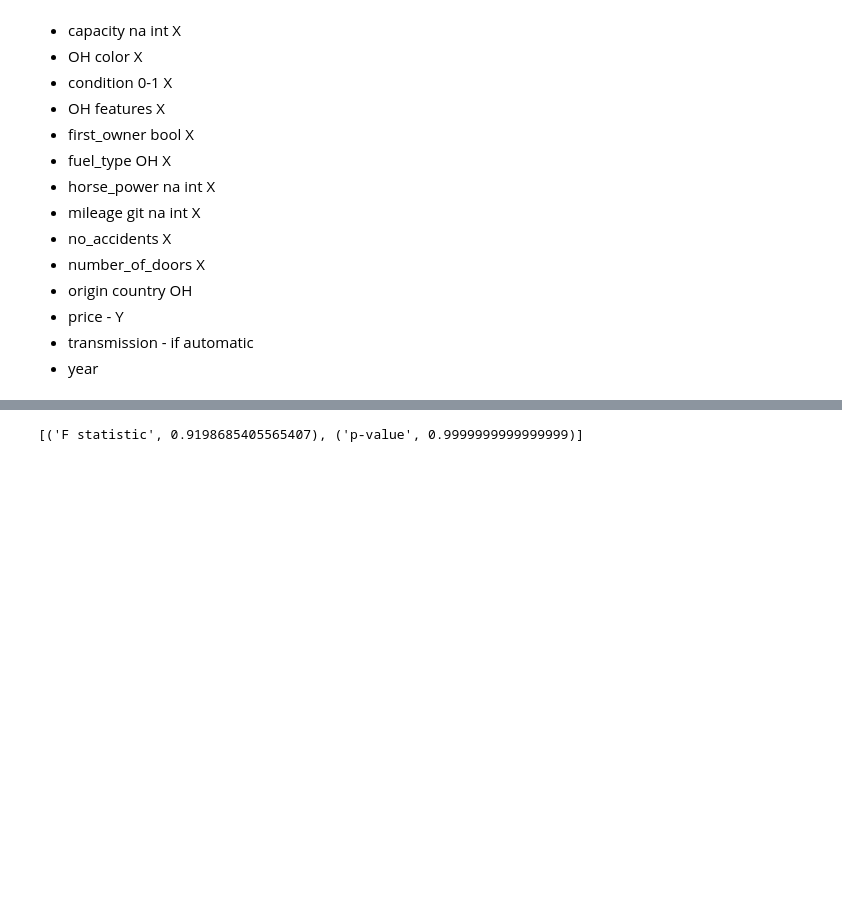
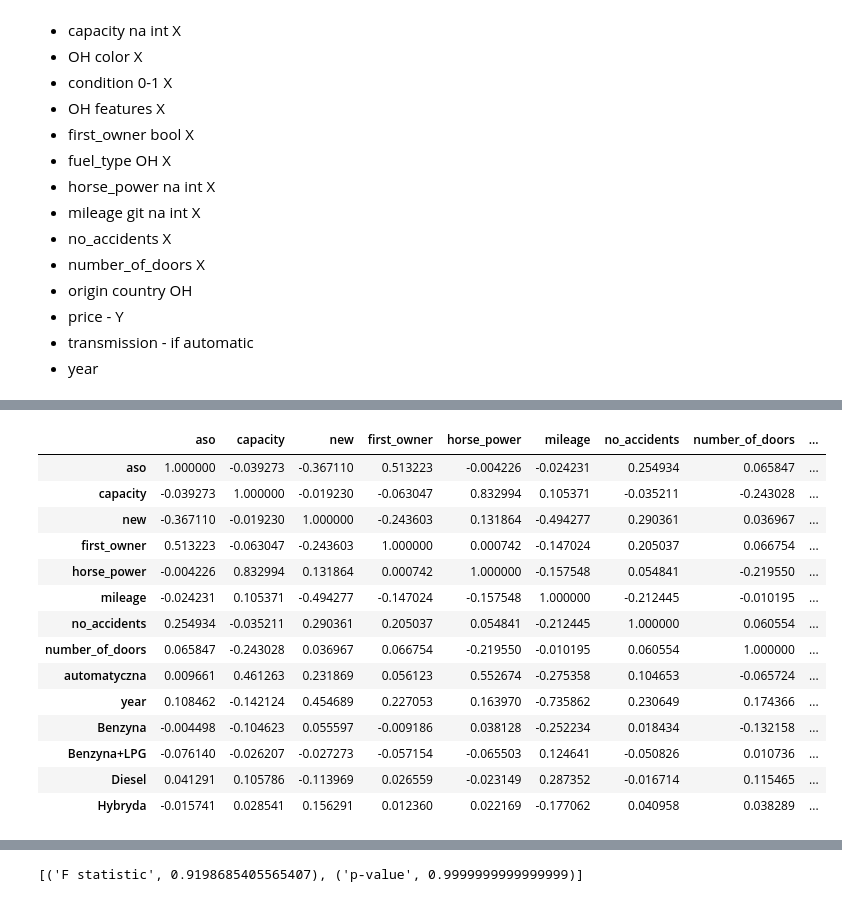
Before and after one commit to kuba1302/econometrics-otomoto, a Jupyter notebook: otomoto.ipynb, the cells around one changed output, grey strips where cells are left out. Cells and saved outputs as stored; diff of their text form; code cells hidden in the pictures; blank space fills up the shorter version.

```diff
--- a/otomoto.ipynb
+++ b/otomoto.ipynb
@@ -154,0 +141,3 @@ print(df.shape)
+# %%
+cars = pd.get_dummies(data['brand']).drop(columns='brand').columns.tolist()
+print(', '.join(cars))
@@ -154,0 +214,18 @@ print(df.shape)
+# %%
+df.loc[:, df.columns != 'price'].drop(columns=cars[1:]).corr()
+# %% [output]
+|  | aso | capacity | new | first_owner | horse_power | mileage | no_accidents | number_of_doors | ... |
+| aso | 1.000000 | -0.039273 | -0.367110 | 0.513223 | -0.004226 | -0.024231 | 0.254934 | 0.065847 | ... |
+| capacity | -0.039273 | 1.000000 | -0.019230 | -0.063047 | 0.832994 | 0.105371 | -0.035211 | -0.243028 | ... |
+| new | -0.367110 | -0.019230 | 1.000000 | -0.243603 | 0.131864 | -0.494277 | 0.290361 | 0.036967 | ... |
+| first_owner | 0.513223 | -0.063047 | -0.243603 | 1.000000 | 0.000742 | -0.147024 | 0.205037 | 0.066754 | ... |
+| horse_power | -0.004226 | 0.832994 | 0.131864 | 0.000742 | 1.000000 | -0.157548 | 0.054841 | -0.219550 | ... |
+| mileage | -0.024231 | 0.105371 | -0.494277 | -0.147024 | -0.157548 | 1.000000 | -0.212445 | -0.010195 | ... |
+| no_accidents | 0.254934 | -0.035211 | 0.290361 | 0.205037 | 0.054841 | -0.212445 | 1.000000 | 0.060554 | ... |
+| number_of_doors | 0.065847 | -0.243028 | 0.036967 | 0.066754 | -0.219550 | -0.010195 | 0.060554 | 1.000000 | ... |
+| automatyczna | 0.009661 | 0.461263 | 0.231869 | 0.056123 | 0.552674 | -0.275358 | 0.104653 | -0.065724 | ... |
+| year | 0.108462 | -0.142124 | 0.454689 | 0.227053 | 0.163970 | -0.735862 | 0.230649 | 0.174366 | ... |
+| Benzyna | -0.004498 | -0.104623 | 0.055597 | -0.009186 | 0.038128 | -0.252234 | 0.018434 | -0.132158 | ... |
+| Benzyna+LPG | -0.076140 | -0.026207 | -0.027273 | -0.057154 | -0.065503 | 0.124641 | -0.050826 | 0.010736 | ... |
+| Diesel | 0.041291 | 0.105786 | -0.113969 | 0.026559 | -0.023149 | 0.287352 | -0.016714 | 0.115465 | ... |
+| Hybryda | -0.015741 | 0.028541 | 0.156291 | 0.012360 | 0.022169 | -0.177062 | 0.040958 | 0.038289 | ... |
```
Also changed, not shown: parts of 32 cells of this notebook.
